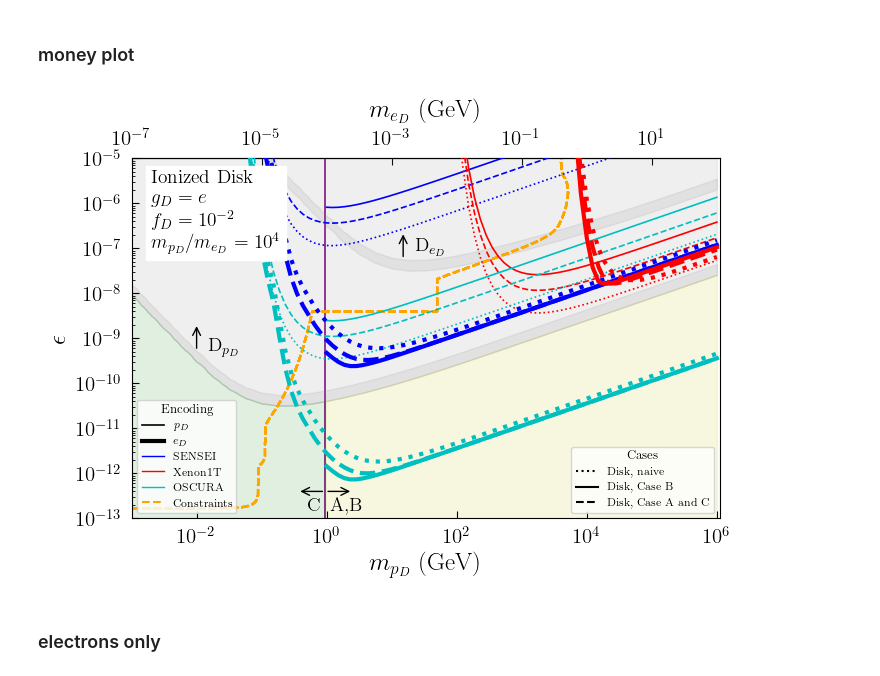
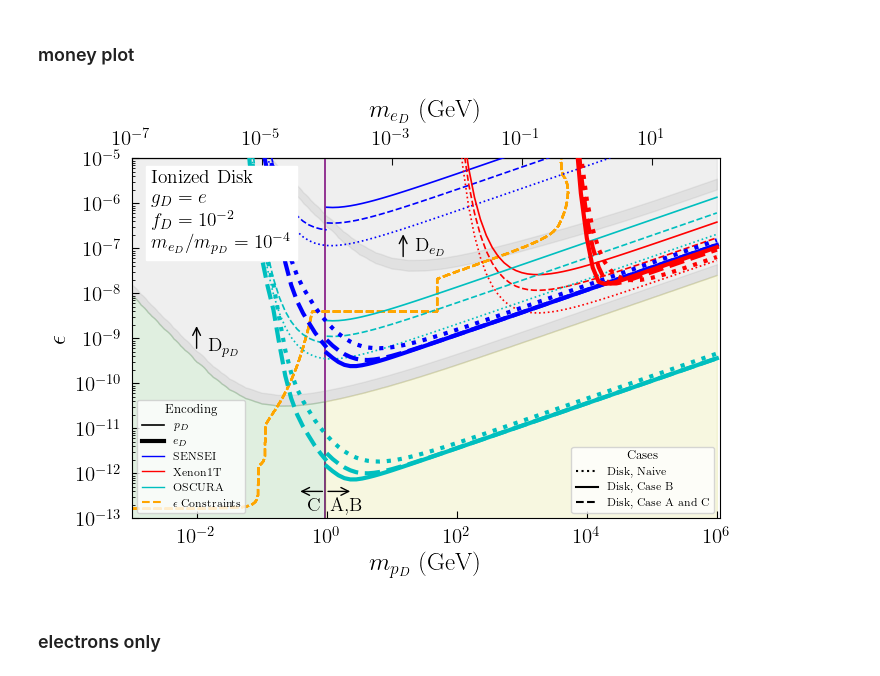
Before and after one commit to Keegan-Humphrey/darkELF-custom, a Jupyter notebook: mystuff/constraint_plots_clean.ipynb, the cells around one changed output. Saved outputs shown, nothing was run; the diff lists cells and outputs as text; code cells hidden in the pictures.

```diff
--- a/mystuff/constraint_plots_clean.ipynb
+++ b/mystuff/constraint_plots_clean.ipynb
@@ -896,7 +910,7 @@ def kappa_to_sigmaN_ref(kappa, mchi_eV, Z, mN_GeV, qref_GeV=None):
 # %% [markdown]
 ### electron recoil
 # %%
-task = ("write","read")[1]
+task = ("write","read")[0]
 
 # test_read = np.array([])
 
@@ -904,7 +918,8 @@ task = ("write","read")[1]
 # fname = "lim_massless_SENSEI_exp_11_5_26"
 # fname = "lim_massless_SENSEI_exp_31_5_26"
 # fname = "lim_massless_SENSEI_exp_1_6_26"
-fname = "lim_massless_SENSEI_exp_17_6_26"
+# fname = "lim_massless_SENSEI_exp_17_6_26"
+fname = "lim_massless_SENSEI_exp_therm_30_6_26"
 
 if task == "write":
     lim_massless=[]
@@ -1497,8 +1522,8 @@ mX=1.0e8 # specify the dark matter mass (to be updated later)
 
 expSENSEI = 100.72 * 1e-3 / 365 # [kg-yr] SENSEI Snolab exposure from 2312.13342
 
-vs_list = [{"v0kms":220,"vesckms": np.sqrt(43**2 + 11**2),"vekms": 233,"vdist":"disk","fD":0.01,"with_atomic_ff":True}] # all must be positive
-# vs_list = [{"v0kms":220,"vesckms": 540,"vekms": 233,"vdist":"halo","fD":0.01,"with_atomic_ff":True}] # all must be positive
+vs_list = [{"v0kms":220,"vesckms": np.sqrt(43**2 + 11**2),"vekms": 233,"vdist":"disk","fD":0.01,"with_atomic_ff":True,"therm":False}] # all must be positive
+# vs_list = [{"v0kms":220,"vesckms": 544,"vekms": 233,"vdist":"halo","fD":0.01,"with_atomic_ff":True}] # all must be positive
 
 
 
@@ -2195,18 +2218,19 @@ lines = axs.get_lines()
 
 # targetlabels=[r"Si - halo, CDM ($f_D=1$)","Si - disk, naive","Si - halo","Si - halo, max charged",r"Si - disk, $\delta \ll 1$","Si - disk, no capture","Si - disk, little both"]
 
-targetlabels=[r"Si - halo, CDM ($f_D=1$)","Disk, naive","halo","halo, max charged",r"Disk, Case B","Disk, Case A and C","Si - disk, little both"]
+targetlabels=[r"Si - halo, CDM ($f_D=1$)","Disk, Naive","halo","halo, max charged",r"Disk, Case B","Disk, Case A and C","Disk, Case C","Si - disk, little both"]
 
 
 # kept_indices = (1,2,4,5)
-kept_indices = (1,4,5)
-therm_drops = (3,4)
+kept_indices = (1,4,5,6)
+therm_drops = (3,4,5,6)
 
 # Scenario controls line style
 scenario_styles = {
     kept_indices[0]: ":",
     kept_indices[1]: "-",
     kept_indices[2]: "--",
+    kept_indices[3]: "--",
     # kept_indices[3]: (0, (1, 1)),
 }
 
@@ -2330,12 +2354,15 @@ def finite_positive_xy(x, y):
     return x[mask], y[mask]
 
 
-def maybe_apply_thermal_cut(x, y, case_index, therm_drops, therm_ind):
+def maybe_apply_thermal_cut(x, y, case_index, therm_drops, therm_ind, cut_above=True):
     """
     Apply the thermal cutoff only to cases listed in therm_drops.
     """
     if case_index in therm_drops:
-        return x[therm_ind:], y[therm_ind:]
+        if cut_above:
+            return x[:therm_ind+1], y[:therm_ind+1]
+        else:
+            return x[therm_ind:], y[therm_ind:]
     return x, y
 
 
@@ -2586,7 +2613,7 @@ for data in datasets:
         x = xdata
         y = np.asarray(ydata[i], dtype=float)
 
-        x, y = maybe_apply_thermal_cut(x, y, i, therm_drops, therm_ind)
+        x, y = maybe_apply_thermal_cut(x, y, i, therm_drops, therm_ind, True if case_labels[i]=="Disk, Case C" else False)
         x, y = finite_positive_xy(x, y)
 
         if len(x) < 2:
@@ -2618,7 +2645,7 @@ ax.set_ylim(ylims)
 
 
 # ax.text(2e6,3e-7,"Ionized Disk \n $f_D=10^{-2}$ \n $m_{p_D}/m_{e_D}=10^4$",fontsize=14,backgroundcolor="white",horizontalalignment="left")
-ax.text(2e6,1e-7,"Ionized Disk \n $g_D = e$ \n $f_D=10^{-2}$ \n $m_{p_D}/m_{e_D}=10^4$",fontsize=14,backgroundcolor="white",horizontalalignment="left")
+ax.text(2e6,1e-7,"Ionized Disk \n $g_D = e$ \n $f_D=10^{-2}$ \n $m_{e_D}/m_{p_D}=10^{-4}$",fontsize=14,backgroundcolor="white",horizontalalignment="left")
 
 
 eVtoGeV = 10**(-9)
@@ -2955,7 +2982,7 @@ case_handles = [
         ls=scenario_styles[i],
         label=case_labels[i],
     )
-    for i in kept_indices
+    for i in kept_indices[:-1]
 ]
 
 species_handles = [
@@ -2990,7 +3017,7 @@ cosmo_handles = [
         color="orange",
         lw=1.5,
         ls="--",
-        label="Constraints"
+        label=r"$\epsilon$ Constraints"
     )
     ]
 
@@ -3009,35 +3036,35 @@ leg1 = ax.legend(
 
 ax.add_artist(leg1)
 
 leg2 = ax.legend(
     handles=species_handles + experiment_handles + reference_handles+cosmo_handles,
     title="Encoding",
     fontsize=8,
     title_fontsize=9,
     loc="lower left",
     # frameon=False,
     frameon=True,
     facecolor="white"
 )
 
 # fig.tight_layout()
 # fig.subplots_adjust(wspace=0.3)
 fig.subplots_adjust(
     left=0.13,
     right=0.97,
     bottom=0.15,
     top=0.90,
 )
 
 fig.savefig(
-   "plots/for_paper_29_6_26/money_disk.pdf",
+   "plots/for_paper_30_6_26/money_disk.pdf",
     format="pdf",
     bbox_inches="tight",
 )
 
 plt.show()
 # %% [output]
-[figure, old version]
+[figure, new version]
 # %% [markdown]
 ### electrons only
 # %%
```
Also changed, not shown: parts of 18 cells of this notebook, 12 other files.
